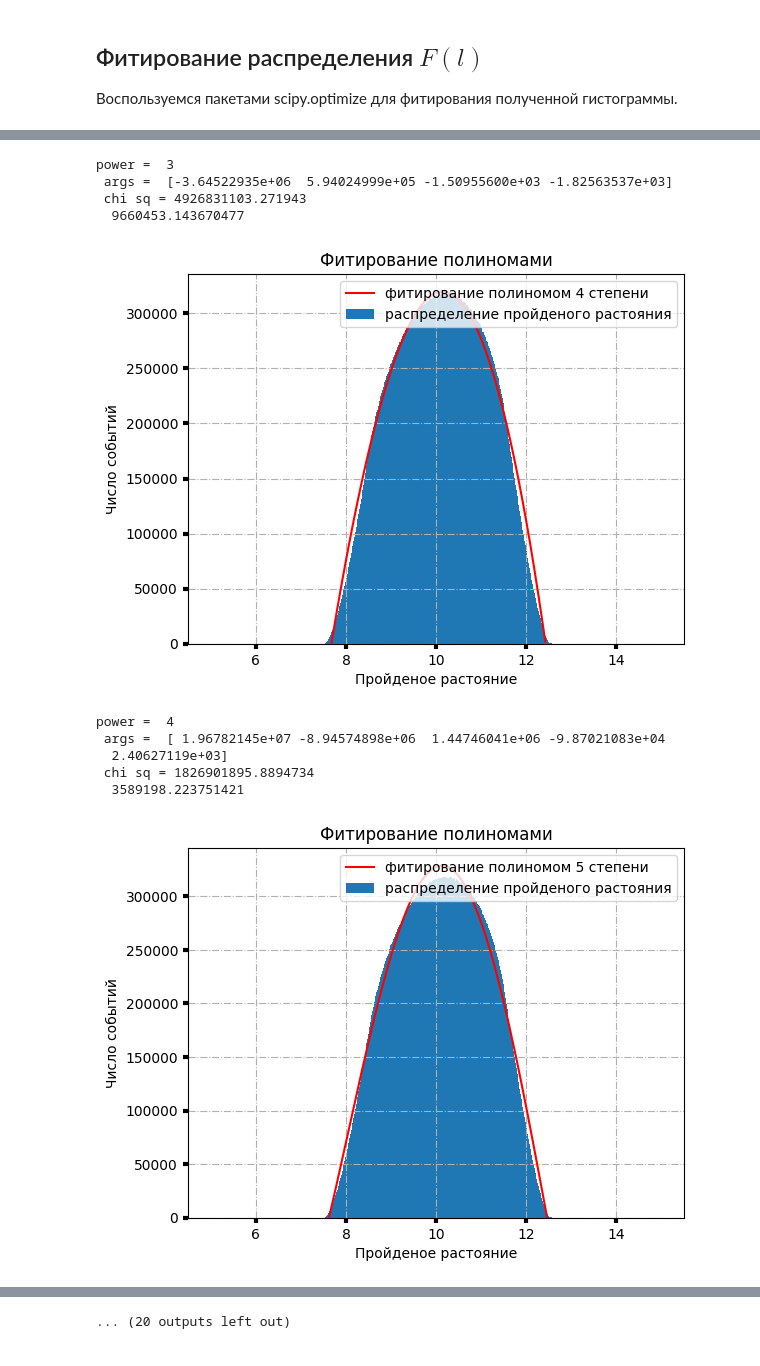
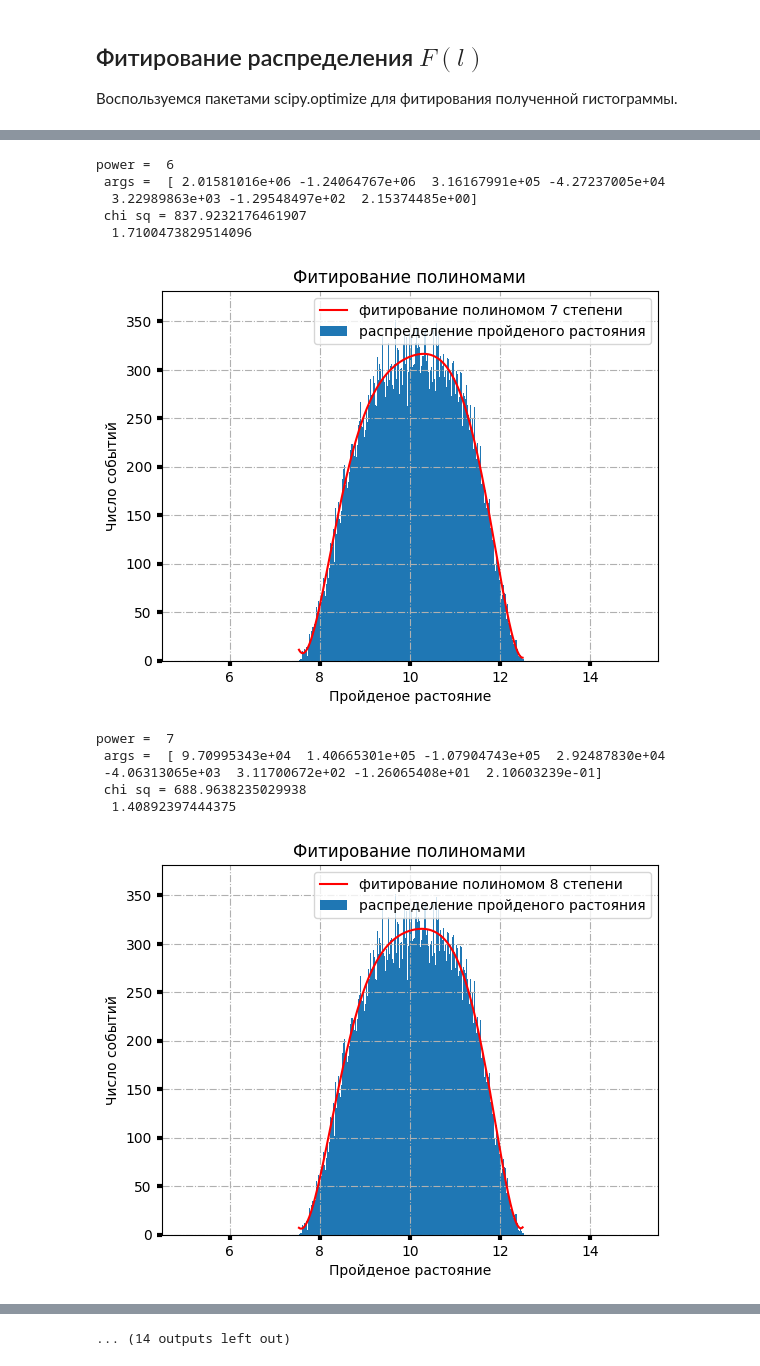
Before and after one commit to AleksandrYushin/Danss-netrino, a Jupyter notebook: Danss.ipynb, the cells around one changed output, grey strips where cells are left out. Cells and saved outputs as stored; diff of their text form; code cells hidden in the pictures.

```diff
--- a/Danss.ipynb
+++ b/Danss.ipynb
@@ -121,6 +152,9 @@ for i in range(len(data)):
   if flag == 0 and data[i]>0:
     i_min = i
     flag = 1
-  if flag == 1 and data[i] ==0:
+  if flag == 1 and data[i] ==0 and i<(i_min+30):
+    i_min = i
+  if flag == 1 and data[i] ==0 and i>(i_min+30):
     i_max=i
     break
+print(i_min, i_max)
@@ -162,4 +200,15 @@ def gauss(x, a, b, c, d):
 args, covar = curve_fit(gauss, l[i_min:i_max], data[i_min:i_max], [300000.0,11.0, 100.0,0.0])
 perr = np.sqrt(np.diag(covar))
 args, perr
+
+# Подсчёт хи квадрата
+chisq=0
+for i in range(i_min, i_max):
+    if data[i]>0:
+        chisq += (data[i] - gauss(l[i], *args))**2/ data[i]
+    else:
+        chisq += (data[i] - gauss(l[i], *args))**2
+print("Результаты фитирования гауссом: ", args_p, " и их ошибка", perr)
+print("Хи квадрат: ",chisq)
+print("Уделёный на число степеней свобод: ", chisq/(i_max - i_min - 3))
 # %% [output]
@@ -190,9 +240,19 @@ pyplot.show()
 # %%
-#Фитирование гаусовым пиком
+#Фитирование асимметричным гаусовым пиком
 def gauss_as(x, a, b, c, d, f):
     return a* np.exp(-(x-b)**2/c)*(1+erf(f*x))+d
     # a*np.exp(-(x-b)**2 /c1)+d
 args, covar = curve_fit(gauss_as, l[i_min:i_max], data[i_min:i_max], [300000.0,11.0, 100.0,0.0, -0.01])
 perr = np.sqrt(np.diag(covar))
-args, perr
+
+# Подсчёт хи квадрата
+chisq=0
+for i in range(i_min, i_max):
+    if data[i]>0:
+        chisq += (data[i] - gauss_as(l[i], *args))**2/ data[i]
+    else:
+        chisq += (data[i] - gauss_as(l[i], *args))**2
+print("Результаты фитирования гауссом: ", args, " и их ошибка", perr)
+print("Хи квадрат: ",chisq)
+print("Уделёный на число степеней свобод: ", chisq/(i_max - i_min - 5))
 # %% [output]
@@ -275,6 +350,6 @@ print("3: ", args_3, perr_3)
 # %%
-a_zero = args_3
-for i_pow in range(4, 20):
+a_zero = args_6
+for i_pow in range(7, 20):
     def pol(x, *a):
         s = a[0]
         for i in range(1, i_pow):
@@ -283,44 +358,49 @@ for i_pow in range(4, 20):
     args, covar = curve_fit(pol, l[i_min:i_max], data[i_min:i_max], a_zero, absolute_sigma=True)
 
     a_zero = np.append(args, 0.0)
 
     perr = np.sqrt(np.diag(covar))
     print("power = ", i_pow-1)
     print(" args = ", args)
 
+    # Подсчёт хи квадрата
     chisq=0
     for i in range(i_min, i_max):
-        chisq += (data[i] - pol(l[i], *args))**2/ data[i]
+        if data[i]>0:
+          chisq += (data[i] - pol(l[i], *args))**2/ data[i]
+        else:
+          chisq += (data[i] - pol(l[i], *args))**2
     print(" chi sq =",chisq)
     print(" ", chisq/(i_max - i_min - i_pow))
 
+    #Отрисовка
     x = []
     y = []
     for i in range(i_min, i_max):
         if pol(l[i], *args) > 0:
           x.append(l[i])
           y.append(pol(l[i], *args))
 
     fig, ax = plt.subplots()
-    ax.set_title('Фитирование полиномами')
     ax.set_xlabel('Пройденое растояние')
     ax.set_ylabel('Число событий')
     ax.grid(True, linestyle='-.')
     ax.tick_params(labelsize='medium', width=3)
 
     ax.bar(l, data, linewidth = 1., width = err, label = "распределение пройденого растояния")
-    ax.plot(x, y, color='r', label = "фитирование полиномом "+str(i_pow)+ " степени")
+    ax.plot(x, y, color='r', label = "фитирование полиномом "+str(i_pow-1)+ " степени")
     ax.legend()
     pyplot.show()
 # %% [output]
-power =  3
- args =  [-3.64522935e+06  5.94024999e+05 -1.50955600e+03 -1.82563537e+03]
- chi sq = 4926831103.271943
-  9660453.143670477
+power =  6
+ args =  [ 2.01581016e+06 -1.24064767e+06  3.16167991e+05 -4.27237005e+04
+  3.22989863e+03 -1.29548497e+02  2.15374485e+00]
+ chi sq = 837.9232176461907
+  1.7100473829514096
-[figure, old version]
+[figure, new version]
-power =  4
- args =  [ 1.96782145e+07 -8.94574898e+06  1.44746041e+06 -9.87021083e+04
-  2.40627119e+03]
- chi sq = 1826901895.8894734
-  3589198.223751421
+power =  7
+ args =  [ 9.70995343e+04  1.40665301e+05 -1.07904743e+05  2.92487830e+04
+ -4.06313065e+03  3.11700672e+02 -1.26065408e+01  2.10603239e-01]
+ chi sq = 688.9638235029938
+  1.40892397444375
-[figure, old version]
+[figure, new version]
@@ -352 +435 @@ power =  8
-... (20 outputs left out)
+... (14 outputs left out)
```
Also changed, not shown: parts of 23 cells of this notebook, 5 other files.
